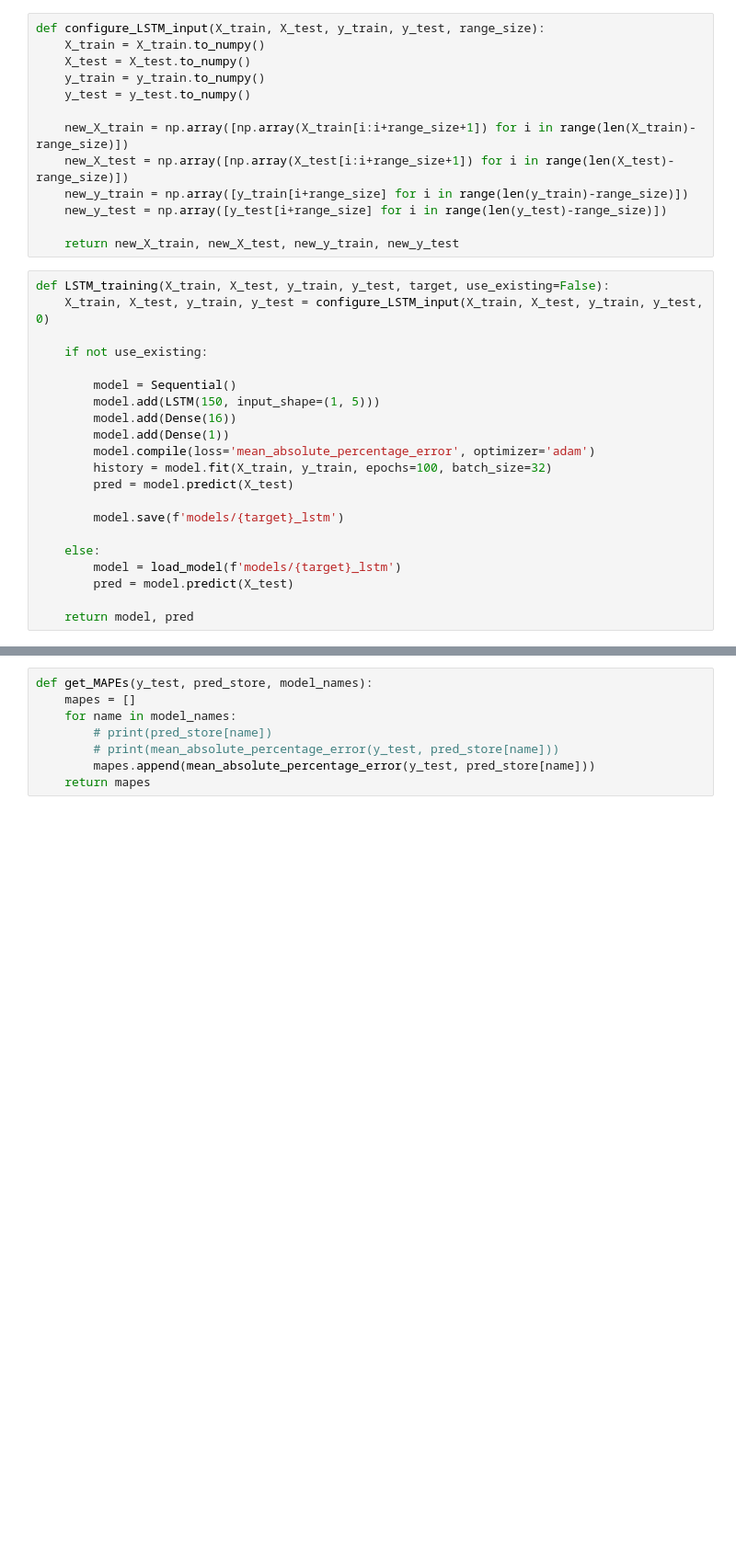
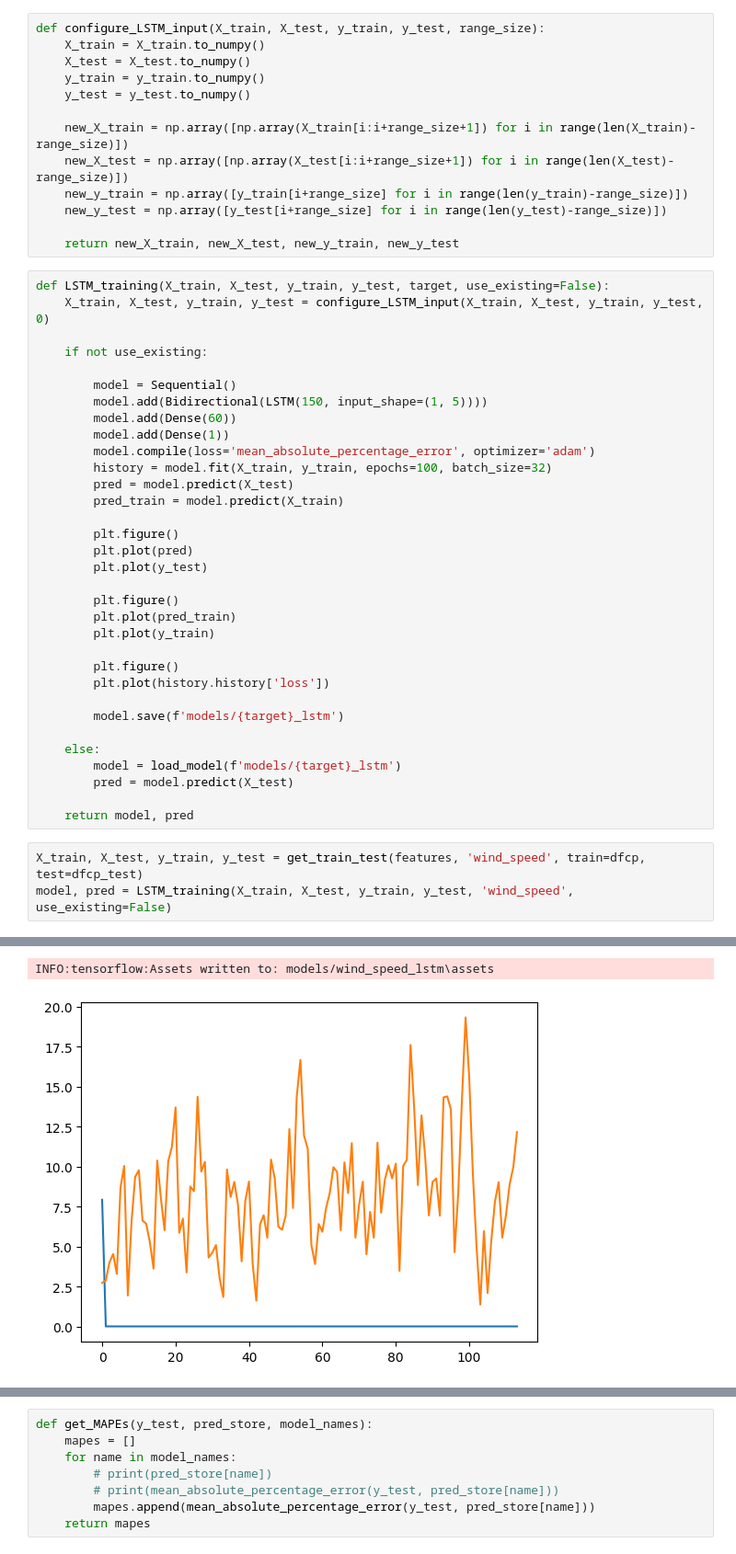
Before and after one commit to Ethan-Jolly/Climate_forecast, a Jupyter notebook: Climate_Forecast.ipynb, the cells around one changed output, grey strips where cells are left out. Shown at 92% size. Drawn from its saved outputs; the diff is of its cells as text; blank space fills up the shorter version.

```diff
--- a/Climate_Forecast.ipynb
+++ b/Climate_Forecast.ipynb
@@ -148,12 +148,24 @@ def LSTM_training(X_train, X_test, y_train, y_test, target, use_existing=False):
     if not use_existing:
 
         model = Sequential()
-        model.add(LSTM(150, input_shape=(1, 5)))
-        model.add(Dense(16))
+        model.add(Bidirectional(LSTM(150, input_shape=(1, 5))))
+        model.add(Dense(60))
         model.add(Dense(1))
         model.compile(loss='mean_absolute_percentage_error', optimizer='adam')
         history = model.fit(X_train, y_train, epochs=100, batch_size=32)
         pred = model.predict(X_test)
+        pred_train = model.predict(X_train)
+
+        plt.figure()
+        plt.plot(pred)
+        plt.plot(y_test)
+
+        plt.figure()
+        plt.plot(pred_train)
+        plt.plot(y_train)
+
+        plt.figure()
+        plt.plot(history.history['loss'])
 
         model.save(f'models/{target}_lstm')
 
@@ -162,3 +174,7 @@ def LSTM_training(X_train, X_test, y_train, y_test, target, use_existing=False):
         pred = model.predict(X_test)
 
     return model, pred
+# %%
+X_train, X_test, y_train, y_test = get_train_test(features, 'wind_speed', train=dfcp, test=dfcp_test)
+model, pred = LSTM_training(X_train, X_test, y_train, y_test, 'wind_speed', use_existing=False)
+# %% [output]
@@ -164,0 +200,2 @@ def LSTM_training(X_train, X_test, y_train, y_test, target, use_existing=False):
+INFO:tensorflow:Assets written to: models/wind_speed_lstm\assets
+[figure, added]
```
Also changed, not shown: parts of 3 cells of this notebook, 8 other files.
